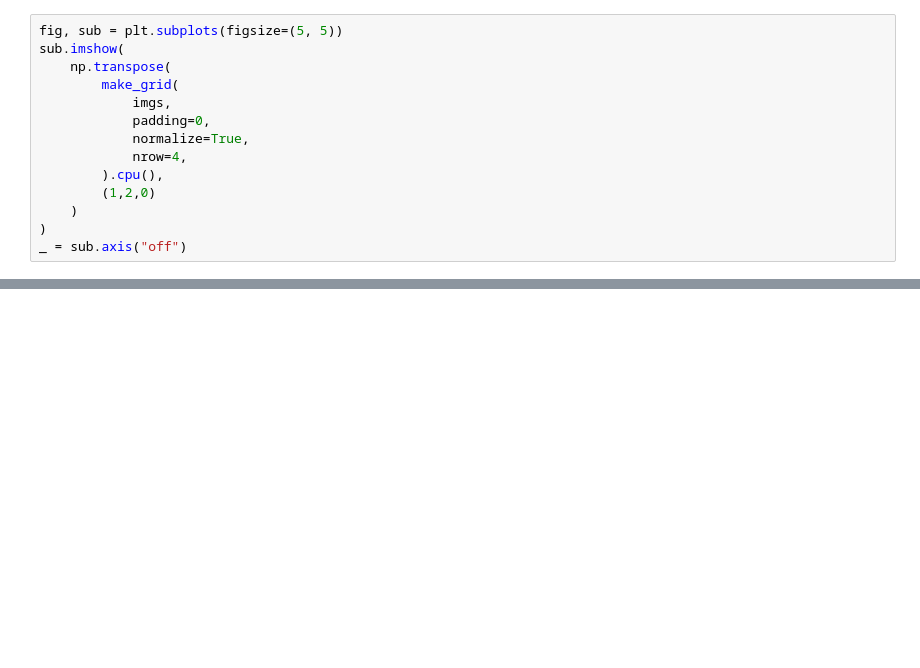
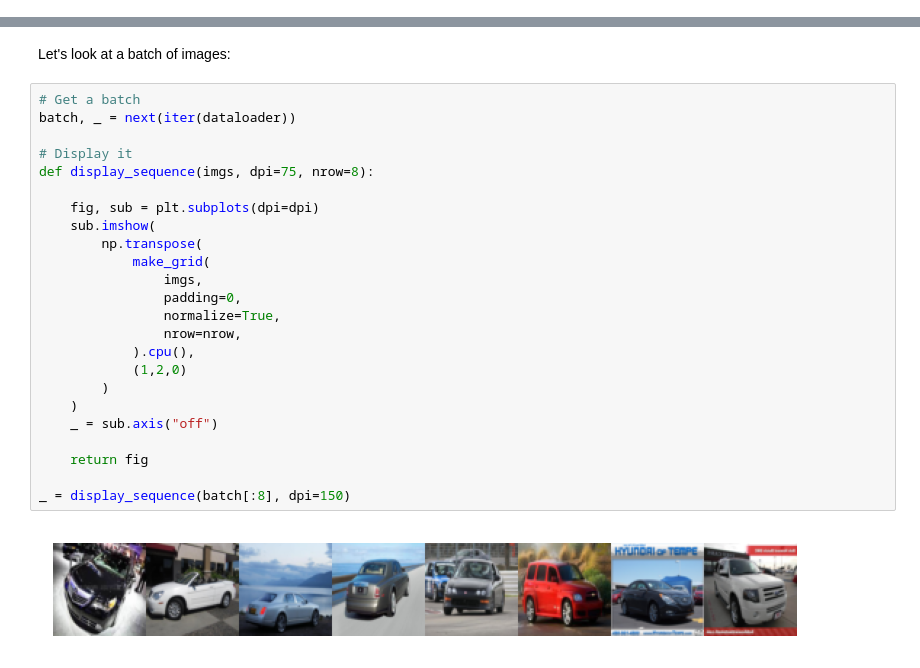
Before and after one commit to udacity/Computer-Vision-and-Generative-AI, a Jupyter notebook: lesson-5-diffusion-models/exercises/exercise1/solution/solution.ipynb, the cells around one changed output, grey strips where cells are left out. Saved outputs shown, nothing was run; the diff lists cells and outputs as text; blank space fills up the shorter version.

```diff
--- a/lesson-5-diffusion-models/exercises/exercise1/solution/solution.ipynb
+++ b/lesson-5-diffusion-models/exercises/exercise1/solution/solution.ipynb
@@ -431,14 +0,0 @@ with torch.no_grad():
-# %%
-fig, sub = plt.subplots(figsize=(5, 5))
-sub.imshow(
-    np.transpose(
-        make_grid(
-            imgs,
-            padding=0,
-            normalize=True,
-            nrow=4,
-        ).cpu(),
-        (1,2,0)
-    )
-)
-_ = sub.axis("off")
@@ -446,0 +79,28 @@ _ = sub.axis("off")
+# %% [markdown]
+Let's look at a batch of images:
+# %%
+# Get a batch
+batch, _ = next(iter(dataloader))
+
+# Display it
+def display_sequence(imgs, dpi=75, nrow=8):
+
+    fig, sub = plt.subplots(dpi=dpi)
+    sub.imshow(
+        np.transpose(
+            make_grid(
+                imgs,
+                padding=0,
+                normalize=True,
+                nrow=nrow,
+            ).cpu(),
+            (1,2,0)
+        )
+    )
+    _ = sub.axis("off")
+
+    return fig
+
+_ = display_sequence(batch[:8], dpi=150)
+# %% [output]
+[figure, added]
```
Also changed, not shown: parts of 41 cells of this notebook, 2 other files.
